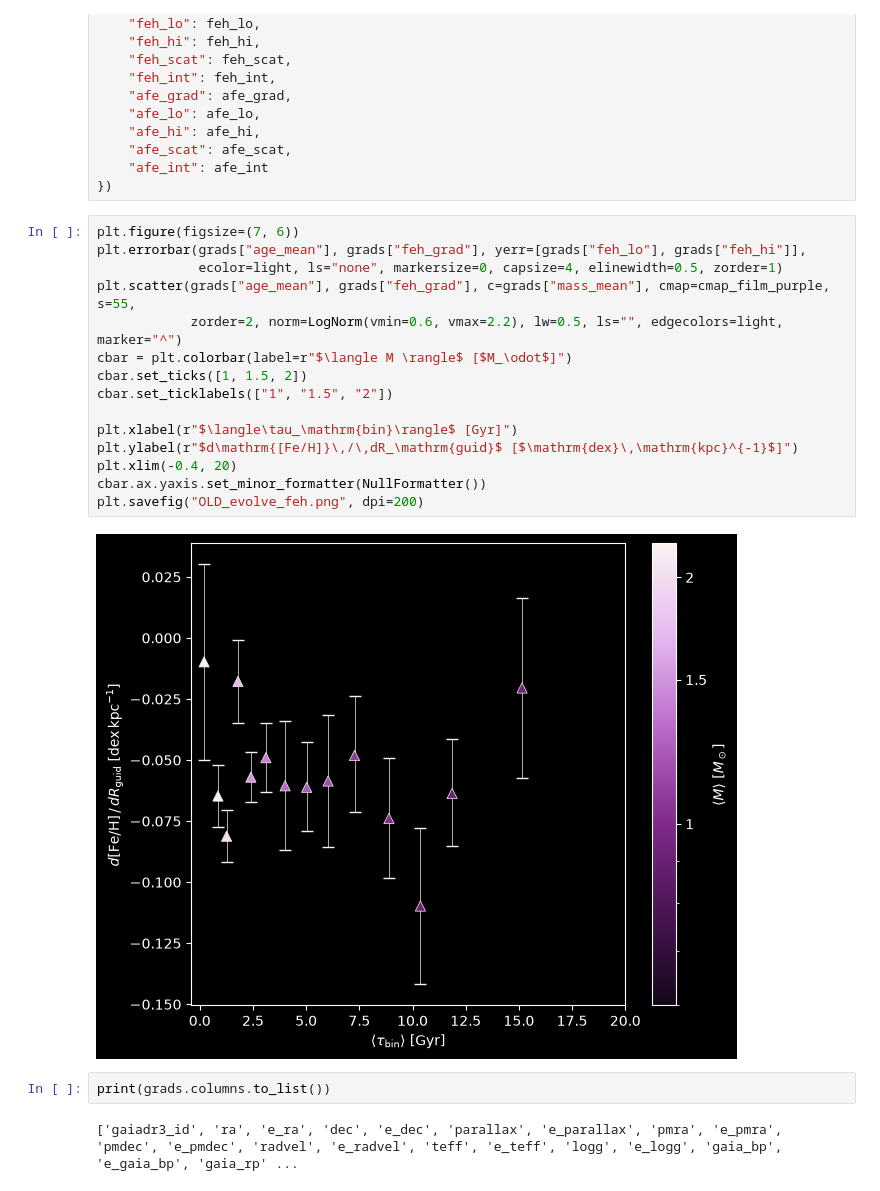
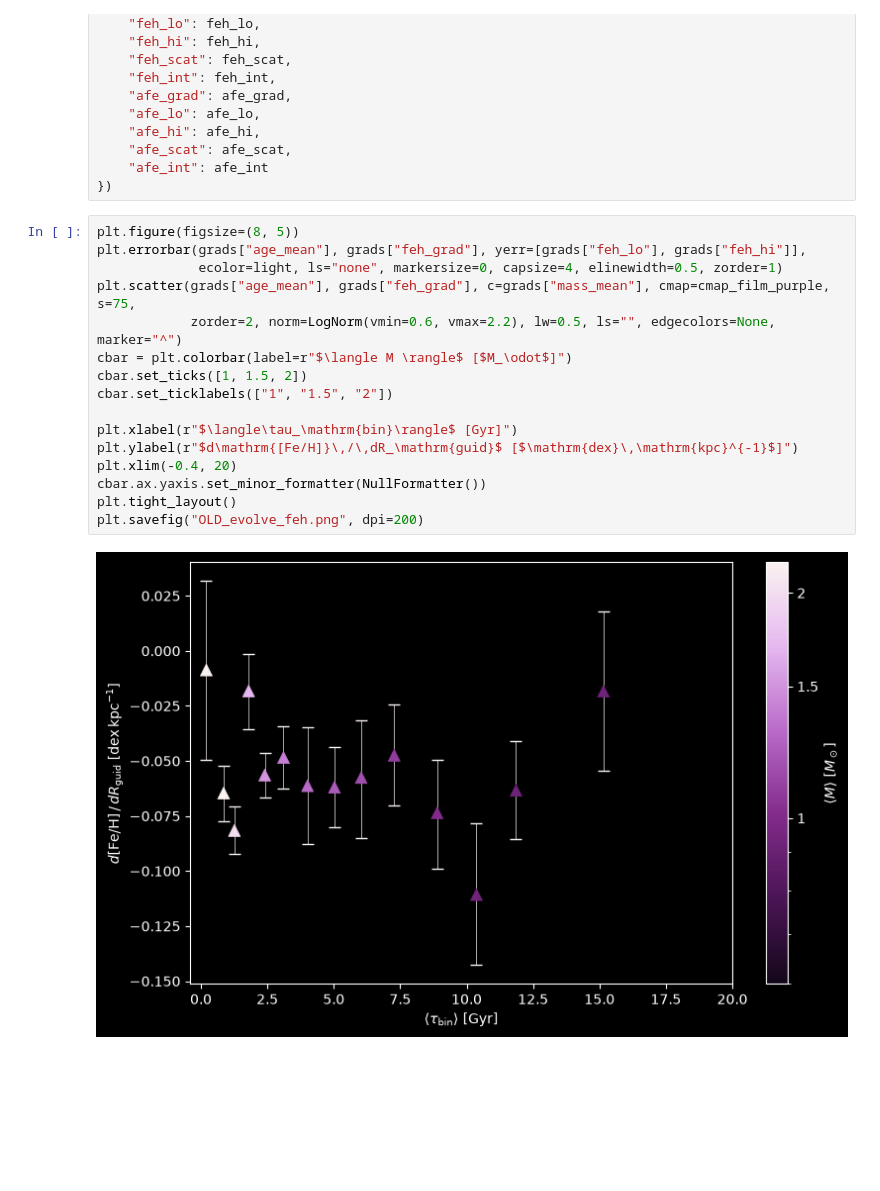
Before and after one commit to ljiainspriggs/ANU-SCNC3101-26SEM2, a Jupyter notebook: old_results/old_results_plots.ipynb, the cells around one changed output. Saved outputs shown, nothing was run; the diff lists cells and outputs as text; blank space fills up the shorter version.

```diff
--- a/old_results/old_results_plots.ipynb
+++ b/old_results/old_results_plots.ipynb
@@ -313,23 +277,20 @@ grads = pd.DataFrame({
     "afe_int": afe_int
 })
 # %%
-plt.figure(figsize=(7, 6))
+plt.figure(figsize=(8, 5))
 plt.errorbar(grads["age_mean"], grads["feh_grad"], yerr=[grads["feh_lo"], grads["feh_hi"]],
              ecolor=light, ls="none", markersize=0, capsize=4, elinewidth=0.5, zorder=1)
-plt.scatter(grads["age_mean"], grads["feh_grad"], c=grads["mass_mean"], cmap=cmap_film_purple, s=55,
-            zorder=2, norm=LogNorm(vmin=0.6, vmax=2.2), lw=0.5, ls="", edgecolors=light, marker="^")
+plt.scatter(grads["age_mean"], grads["feh_grad"], c=grads["mass_mean"], cmap=cmap_film_purple, s=75,
+            zorder=2, norm=LogNorm(vmin=0.6, vmax=2.2), lw=0.5, ls="", edgecolors=None, marker="^")
 cbar = plt.colorbar(label=r"$\langle M \rangle$ [$M_\odot$]")
 cbar.set_ticks([1, 1.5, 2])
 cbar.set_ticklabels(["1", "1.5", "2"])
 
 plt.xlabel(r"$\langle\tau_\mathrm{bin}\rangle$ [Gyr]")
 plt.ylabel(r"$d\mathrm{[Fe/H]}\,/\,dR_\mathrm{guid}$ [$\mathrm{dex}\,\mathrm{kpc}^{-1}$]")
 plt.xlim(-0.4, 20)
 cbar.ax.yaxis.set_minor_formatter(NullFormatter())
+plt.tight_layout()
 plt.savefig("OLD_evolve_feh.png", dpi=200)
 # %% [output]
-[figure, old version]
+[figure, new version]
-# %%
-print(grads.columns.to_list())
-# %% [output]
-['gaiadr3_id', 'ra', 'e_ra', 'dec', 'e_dec', 'parallax', 'e_parallax', 'pmra', 'e_pmra', 'pmdec', 'e_pmdec', 'radvel', 'e_radvel', 'teff', 'e_teff', 'logg', 'e_logg', 'gaia_bp', 'e_gaia_bp', 'gaia_rp' ...
```
Also changed, not shown: parts of 5 cells of this notebook, 26 other files.
